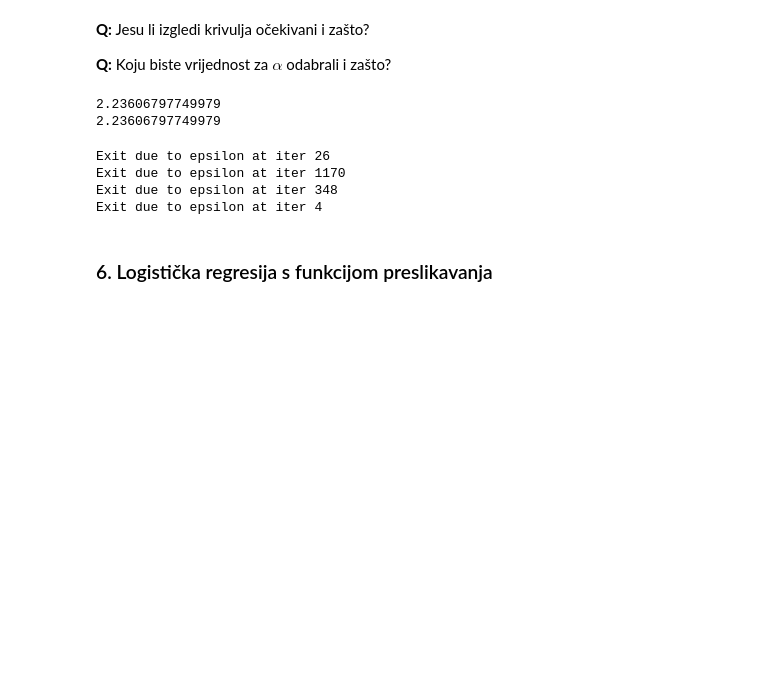
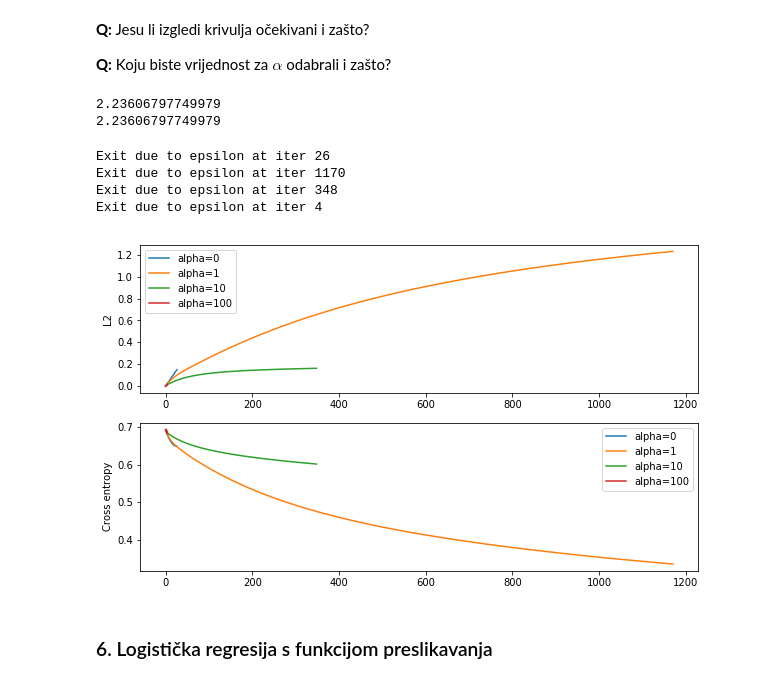
Before and after one commit to tkukurin/Lab.MachineLearning, a Jupyter notebook: lab02-2017.ipynb, the cells around one changed output. Cells and saved outputs as stored; diff of their text form; code cells hidden in the pictures; blank space fills up the shorter version.

```diff
--- a/lab02-2017.ipynb
+++ b/lab02-2017.ipynb
@@ -364,16 +415,33 @@ print(np.sqrt(1 ** 2 + 2 ** 2))
 # %% [output]
 2.23606797749979
 2.23606797749979
-# %%
-# TODO
-for alpha in (0, 1, 10, 100):
-  w, ws = lr_train(seven_X, seven_y, alpha=alpha, trace=True)
-  l2n = norm(w, ord=2)
-# %% [output]
-Exit due to epsilon at iter 26
-Exit due to epsilon at iter 1170
-Exit due to epsilon at iter 348
-Exit due to epsilon at iter 4
+# %%
+l2s, ces = [], []
+fig, axes = plt.subplots(nrows=2, ncols=1)
+
+for alpha in (0, 1, 10, 100):
+  w, ws = lr_train(seven_X, seven_y, alpha=alpha, trace=True)
+  l2s = [norm(w[1:], ord=2) for w in ws]
+
+  N, D = seven_X.shape
+  ces = [cross_entropy_error(
+    np.hstack([np.ones((N, 1)), seven_X]), seven_y, w) for w in ws]
+
+  xs = list(range(len(ws)))
+  axes[0].plot(xs, l2s, label='alpha={}'.format(alpha))
+  axes[1].plot(xs, ces, label='alpha={}'.format(alpha))
+
+axes[0].set_ylabel('L2')
+axes[0].legend()
+axes[1].set_ylabel('Cross entropy')
+axes[1].legend()
+plt.show()
+# %% [output]
+Exit due to epsilon at iter 26
+Exit due to epsilon at iter 1170
+Exit due to epsilon at iter 348
+Exit due to epsilon at iter 4
+[figure, added]
 # %% [markdown]
 ### 6. Logistička regresija s funkcijom preslikavanja
 # %% [markdown]
```
Also changed, not shown: parts of 5 cells of this notebook.
